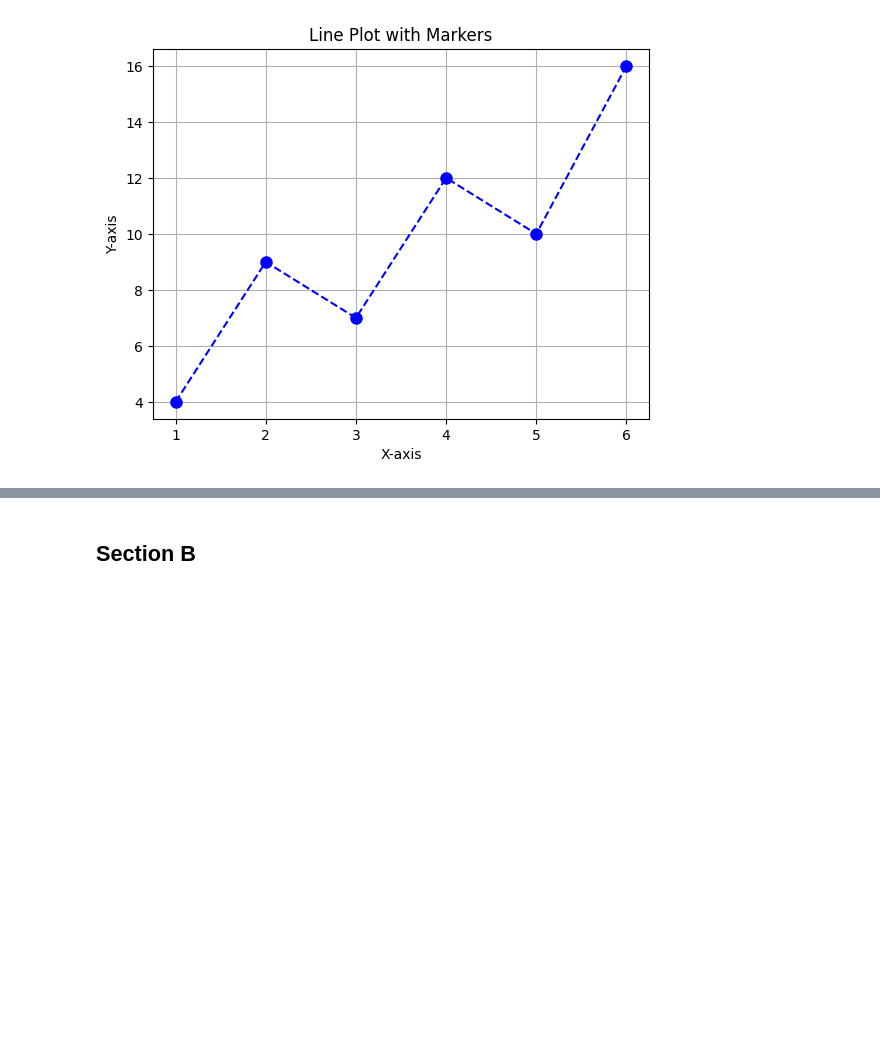
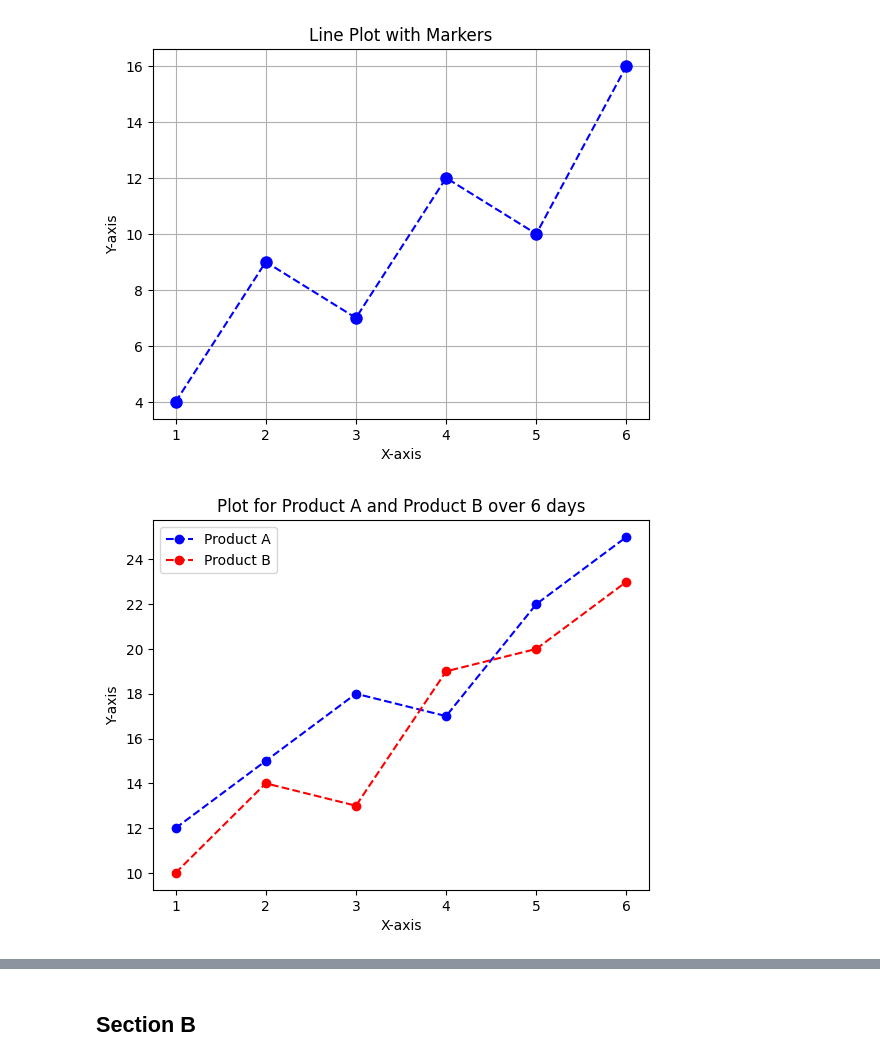
Before and after one commit to BarshaS01/Programming-for-Analytics, a Jupyter notebook: Classwork_S25_27_Practice_Set_Solved.ipynb, the cells around one changed output, grey strips where cells are left out. Saved outputs shown, nothing was run; the diff lists cells and outputs as text; code cells hidden in the pictures; blank space fills up the shorter version.

```diff
--- a/Classwork_S25_27_Practice_Set_Solved.ipynb
+++ b/Classwork_S25_27_Practice_Set_Solved.ipynb
@@ -29,11 +29,27 @@ plt.show()
 # %%
 """Q2. Multiple Lines in One Graph
 Given:
 days = [1, 2, 3, 4, 5, 6]
 product_A = [12, 15, 18, 17, 22, 25]
 product_B = [10, 14, 13, 19, 20, 23]
-Plot both products in the same figure using different colours, markers, and line styles. Include a legend. Identify the days when Product B exceeds Product A.
+Plot both products in the same figure using different colours, markers, and line styles. Include a legend.
+Identify the days when Product B exceeds Product A.
 """
+
+days = [1, 2, 3, 4, 5, 6]
+product_A = [12, 15, 18, 17, 22, 25]
+product_B = [10, 14, 13, 19, 20, 23]
+
+plt.plot(days, product_A, marker = 'o', color = 'blue', linestyle = '--', label = 'Product A')
+plt.plot(days, product_B, marker = 'o', color = 'red', linestyle = '--', label = 'Product B')
+plt.title('Plot for Product A and Product B over 6 days')
+plt.xlabel('X-axis')
+plt.ylabel('Y-axis')
+
+plt.legend()
+plt.show()
+# %% [output]
+[figure, added]
 # %%
 """Q3. Understanding Subplots
 Generate the following values:
```
Also changed, not shown: parts of 9 cells of this notebook.
